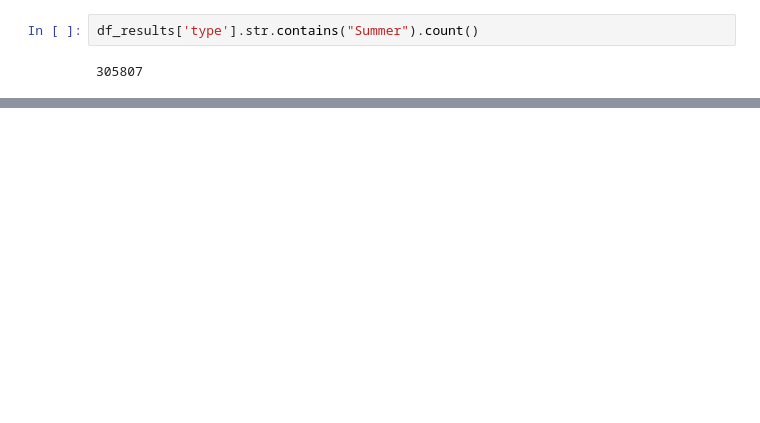
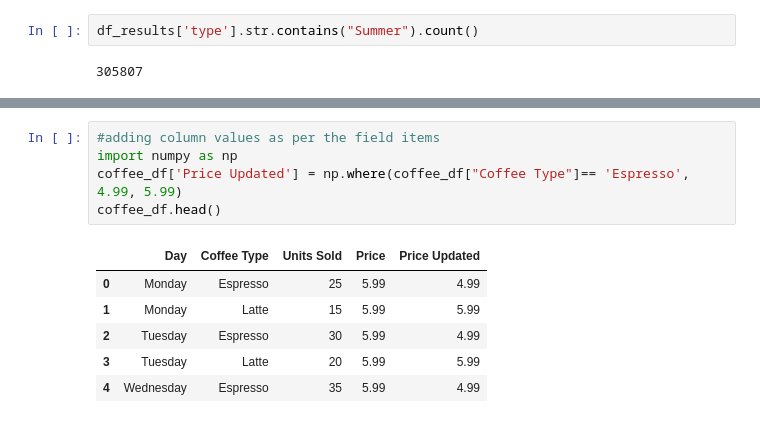
Before and after one commit to VaskarO/Data-analysis-and-business-intelligence, a Jupyter notebook: Packages and reviews/pandas_refresher.ipynb, the cells around one changed output, grey strips where cells are left out. Drawn from its saved outputs; the diff is of its cells as text; blank space fills up the shorter version.

```diff
--- a/Packages and reviews/pandas_refresher.ipynb
+++ b/Packages and reviews/pandas_refresher.ipynb
@@ -193,0 +269,12 @@ playerByCountry('United States')
+# %%
+#adding column values as per the field items
+import numpy as np
+coffee_df['Price Updated'] = np.where(coffee_df["Coffee Type"]== 'Espresso', 4.99, 5.99)
+coffee_df.head()
+# %% [output]
+|  | Day | Coffee Type | Units Sold | Price | Price Updated |
+| 0 | Monday | Espresso | 25 | 5.99 | 4.99 |
+| 1 | Monday | Latte | 15 | 5.99 | 5.99 |
+| 2 | Tuesday | Espresso | 30 | 5.99 | 4.99 |
+| 3 | Tuesday | Latte | 20 | 5.99 | 5.99 |
+| 4 | Wednesday | Espresso | 35 | 5.99 | 4.99 |
```
Also changed, not shown: parts of 17 cells of this notebook.
